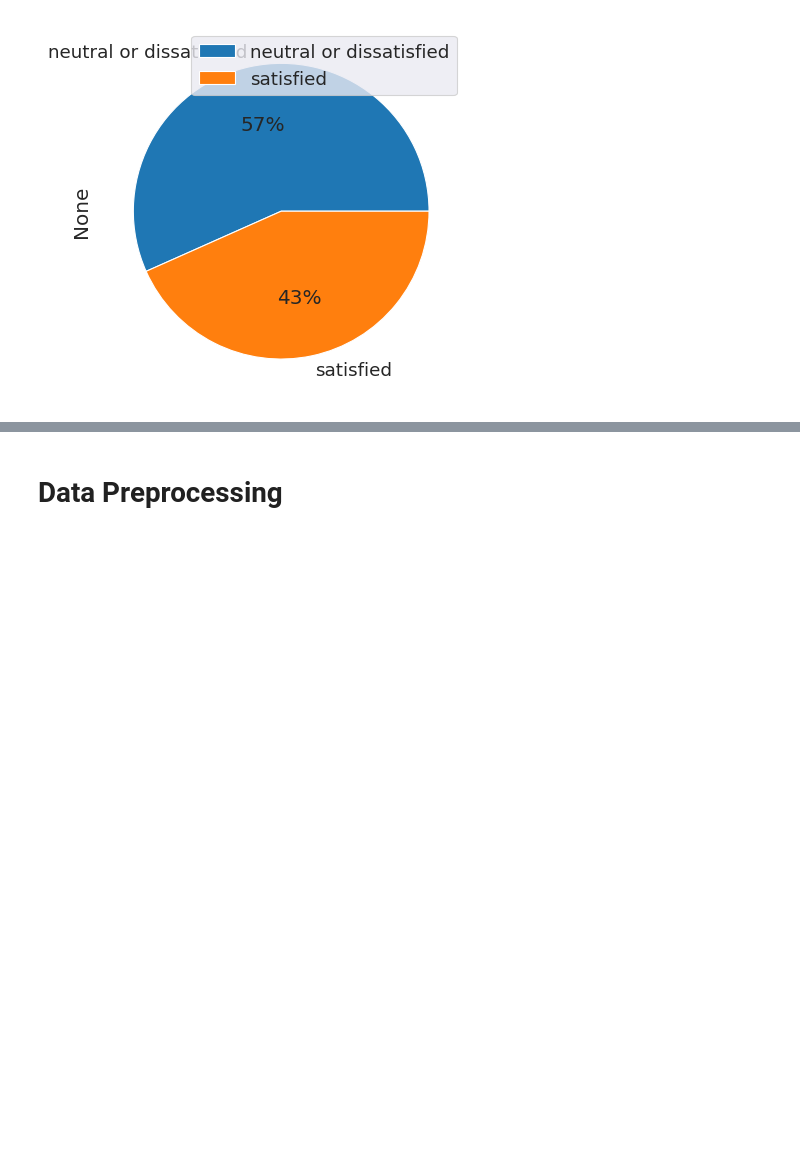
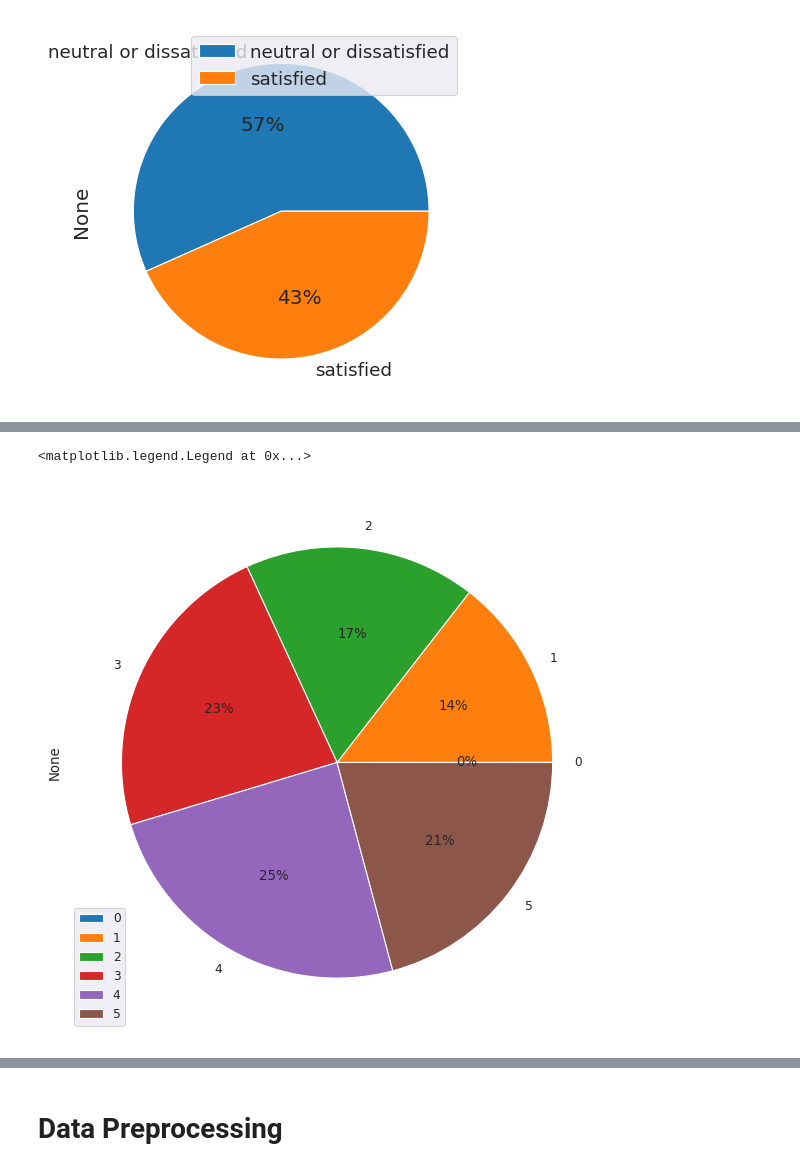
Before and after one commit to bmeghadharsan/19CSE305, a Jupyter notebook: CourseProject/airLinePassenger.ipynb, the cells around one changed output, grey strips where cells are left out. Cells and saved outputs as stored; diff of their text form; code cells hidden in the pictures; blank space fills up the shorter version.

```diff
--- a/CourseProject/airLinePassenger.ipynb
+++ b/CourseProject/airLinePassenger.ipynb
@@ -241,0 +250,9 @@ plt.legend()
+# %%
+plt.figure(figsize=(7,7))
+sample1 = df.copy()
+sample1 = sample1[(sample1['Flight Distance']<=1000)]
+sample1.groupby('Cleanliness').size().plot(kind='pie',y="",autopct='%1.0f%%')
+plt.legend()
+# %% [output]
+<matplotlib.legend.Legend at 0x...>
+[figure, added]
```
Also changed, not shown: parts of 6 cells of this notebook.
